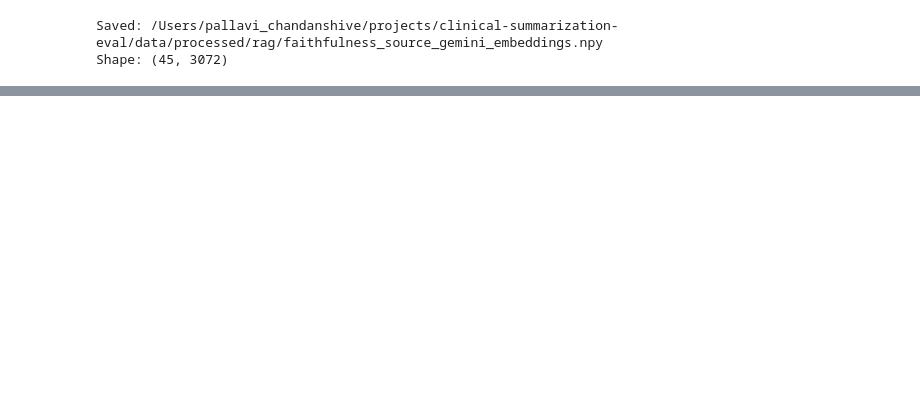
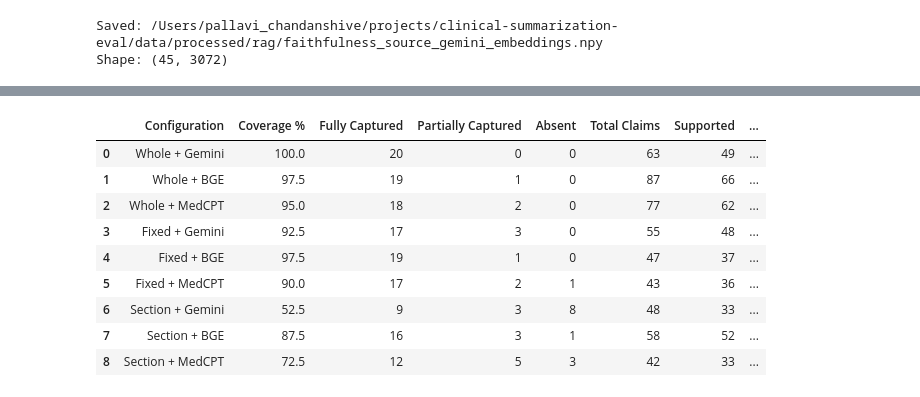
Before and after one commit to pallavi-cs-ai/clinical-summarization-eval, a Jupyter notebook: notebooks/rag/02_configuration_evaluation.ipynb, the cells around one changed output, grey strips where cells are left out. Saved outputs shown, nothing was run; the diff lists cells and outputs as text; code cells hidden in the pictures; blank space fills up the shorter version.

```diff
--- a/notebooks/rag/02_configuration_evaluation.ipynb
+++ b/notebooks/rag/02_configuration_evaluation.ipynb
@@ -2803,0 +3032,95 @@ Shape: (45, 3072)
+# %%
+# ============================================================
+# MASTER RAG EVALUATION TABLE
+#
+# Combines the final results for:
+#   1. Reference-fact coverage
+#   2. Claim-level faithfulness
+#   3. Temporal consistency
+#
+# TF-IDF similarity is intentionally excluded from the primary
+# evaluation table because it is retained only as a descriptive
+# lexical-similarity analysis.
+# ============================================================
+
+master_evaluation_df = (
+    coverage_summary_df[
+        [
+            "Configuration",
+            "Coverage %",
+            "Fully Captured",
+            "Partially Captured",
+            "Absent",
+        ]
+    ]
+    .merge(
+        faithfulness_summary_df[
+            [
+                "Configuration",
+                "Total Claims",
+                "Supported",
+                "Unsupported",
+                "Faithfulness %",
+            ]
+        ],
+        on="Configuration",
+        how="inner",
+    )
+    .merge(
+        temporal_results_df[
+            [
+                "Configuration",
+                "matched_events",
+                "temporal_consistency",
+            ]
+        ],
+        on="Configuration",
+        how="inner",
+    )
+)
+
+# Rename temporal columns for readability.
+master_evaluation_df = master_evaluation_df.rename(
+    columns={
+        "matched_events": "Matched Temporal Events",
+        "temporal_consistency": "Temporal Consistency %",
+    }
+)
+
+# Sort by configuration so all nine are easy to compare.
+configuration_order = [
+    "Whole + Gemini",
+    "Whole + BGE",
+    "Whole + MedCPT",
+    "Fixed + Gemini",
+    "Fixed + BGE",
+    "Fixed + MedCPT",
+    "Section + Gemini",
+    "Section + BGE",
+    "Section + MedCPT",
+]
+
+master_evaluation_df["Configuration"] = pd.Categorical(
+    master_evaluation_df["Configuration"],
+    categories=configuration_order,
+    ordered=True,
+)
+
+master_evaluation_df = (
+    master_evaluation_df
+    .sort_values("Configuration")
+    .reset_index(drop=True)
+)
+
+master_evaluation_df
+# %% [output]
+|  | Configuration | Coverage % | Fully Captured | Partially Captured | Absent | Total Claims | Supported | ... |
+| 0 | Whole + Gemini | 100.0 | 20 | 0 | 0 | 63 | 49 | ... |
+| 1 | Whole + BGE | 97.5 | 19 | 1 | 0 | 87 | 66 | ... |
+| 2 | Whole + MedCPT | 95.0 | 18 | 2 | 0 | 77 | 62 | ... |
+| 3 | Fixed + Gemini | 92.5 | 17 | 3 | 0 | 55 | 48 | ... |
+| 4 | Fixed + BGE | 97.5 | 19 | 1 | 0 | 47 | 37 | ... |
+| 5 | Fixed + MedCPT | 90.0 | 17 | 2 | 1 | 43 | 36 | ... |
+| 6 | Section + Gemini | 52.5 | 9 | 3 | 8 | 48 | 33 | ... |
+| 7 | Section + BGE | 87.5 | 16 | 3 | 1 | 58 | 52 | ... |
+| 8 | Section + MedCPT | 72.5 | 12 | 5 | 3 | 42 | 33 | ... |
```
Also changed, not shown: parts of 11 cells of this notebook, 1 other file.
